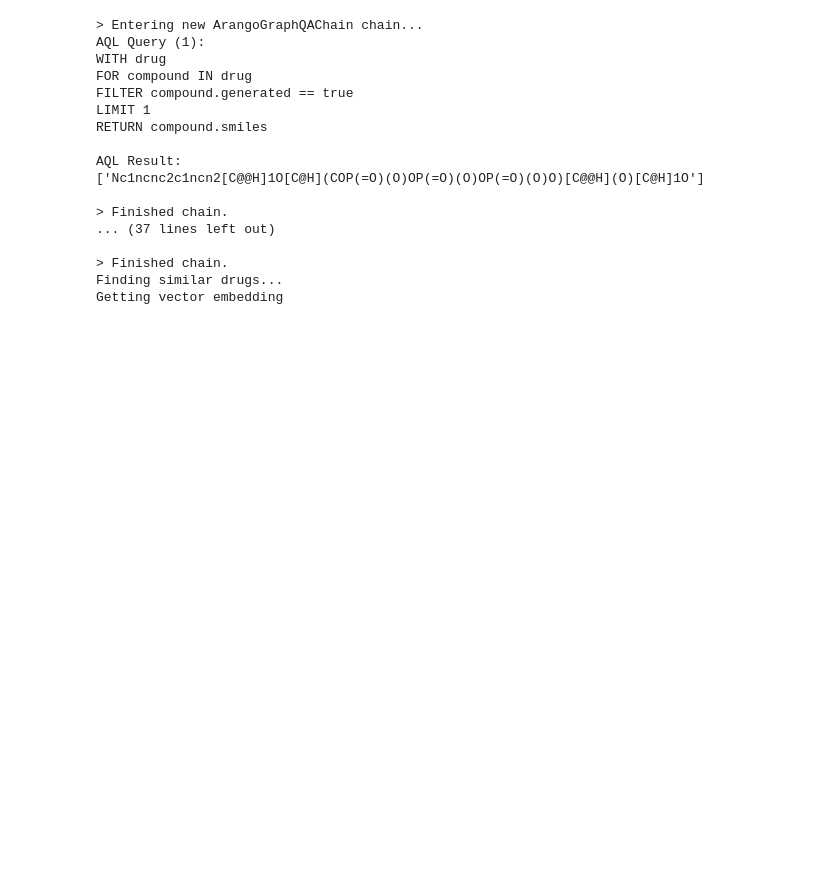
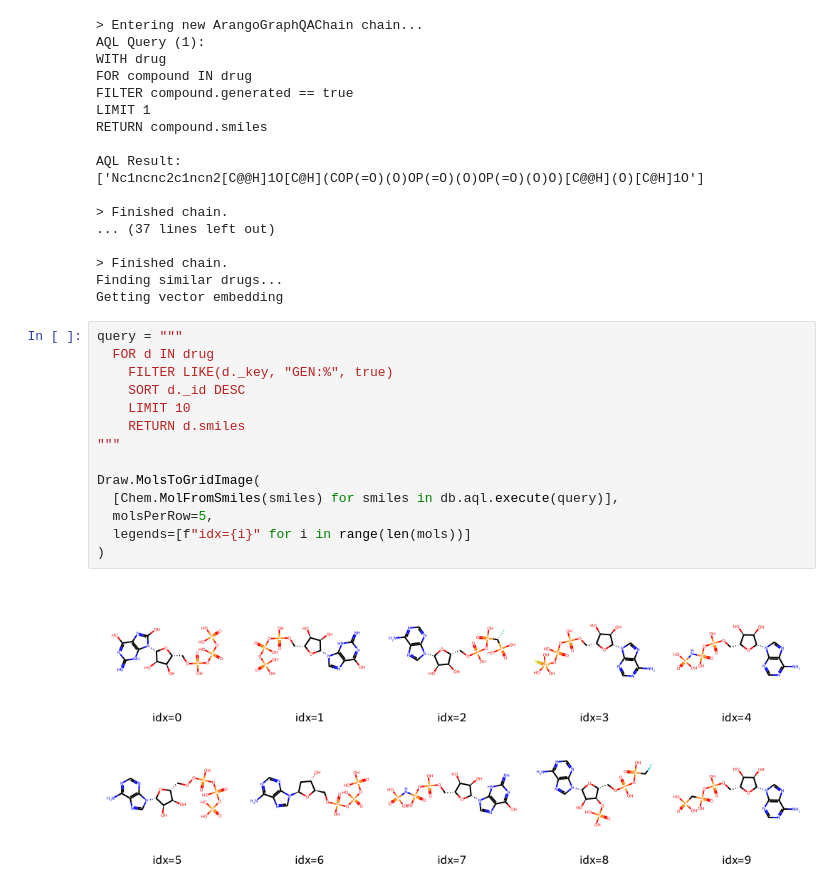
Before and after one commit to Redomic/NeuThera-Drug-Discovery-Toolkit, a Jupyter notebook: start.ipynb, the cells around one changed output. Saved outputs shown, nothing was run; the diff lists cells and outputs as text; blank space fills up the shorter version.

```diff
--- a/start.ipynb
+++ b/start.ipynb
@@ -1103,3 +1123,19 @@ AQL Result:
 > Finished chain.
 Finding similar drugs...
 Getting vector embedding
+# %%
+query = """
+  FOR d IN drug
+    FILTER LIKE(d._key, "GEN:%", true)
+    SORT d._id DESC
+    LIMIT 10
+    RETURN d.smiles
+"""
+
+Draw.MolsToGridImage(
+  [Chem.MolFromSmiles(smiles) for smiles in db.aql.execute(query)],
+  molsPerRow=5,
+  legends=[f"idx={i}" for i in range(len(mols))]
+)
+# %% [output]
+[figure, added]
```
Also changed, not shown: parts of 2 cells of this notebook.
